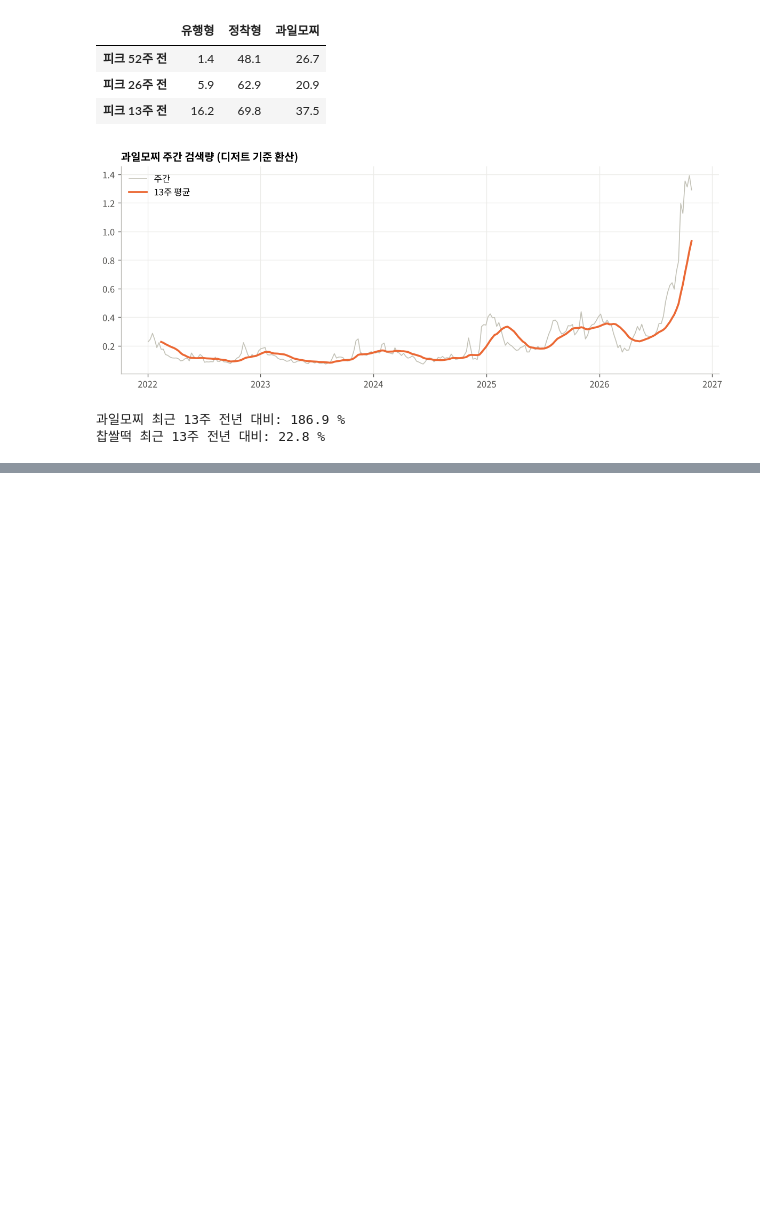
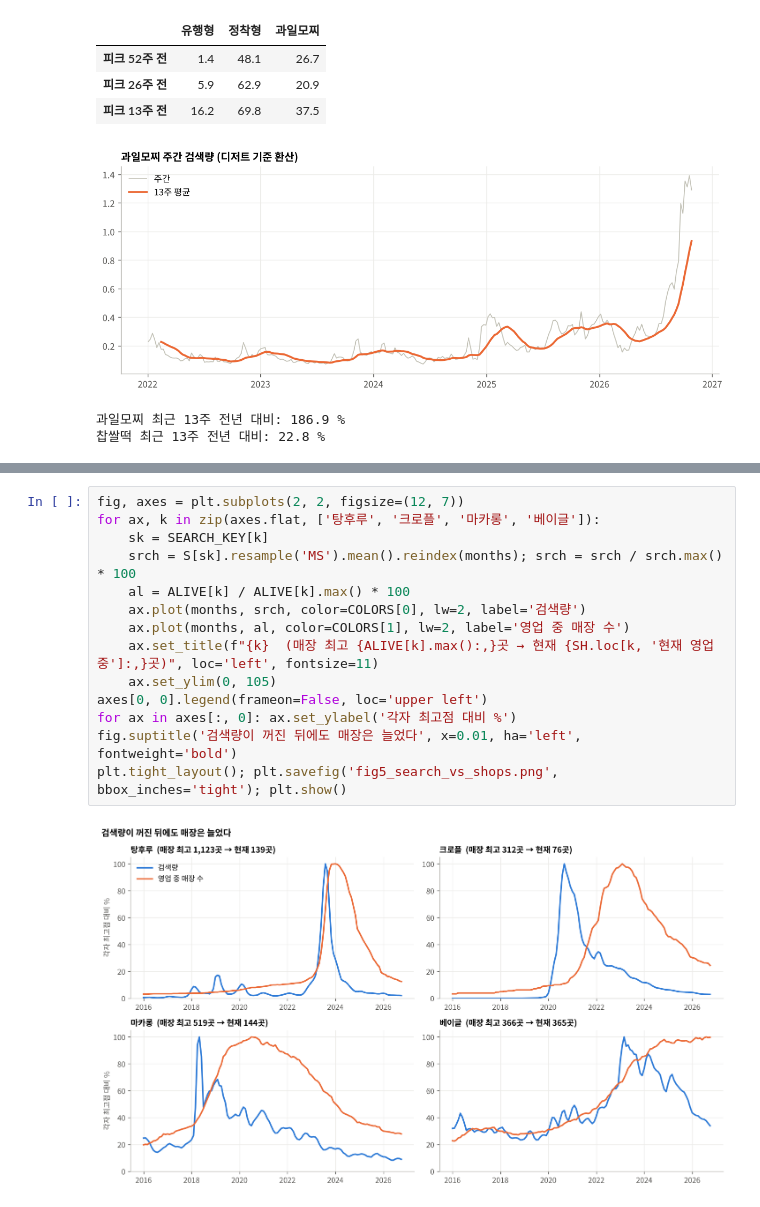
Before and after one commit to hyeran712/dessert-lifecycle, a Jupyter notebook: dessert_lifecycle.ipynb, the cells around one changed output, grey strips where cells are left out. Cells and saved outputs as stored; diff of their text form; blank space fills up the shorter version.

```diff
--- a/dessert_lifecycle.ipynb
+++ b/dessert_lifecycle.ipynb
@@ -229,0 +281,16 @@ print('찹쌀떡 최근 13주 전년 대비:', R.loc['찹쌀떡', '전년대비(
+# %%
+fig, axes = plt.subplots(2, 2, figsize=(12, 7))
+for ax, k in zip(axes.flat, ['탕후루', '크로플', '마카롱', '베이글']):
+    sk = SEARCH_KEY[k]
+    srch = S[sk].resample('MS').mean().reindex(months); srch = srch / srch.max() * 100
+    al = ALIVE[k] / ALIVE[k].max() * 100
+    ax.plot(months, srch, color=COLORS[0], lw=2, label='검색량')
+    ax.plot(months, al, color=COLORS[1], lw=2, label='영업 중 매장 수')
+    ax.set_title(f"{k}  (매장 최고 {ALIVE[k].max():,}곳 → 현재 {SH.loc[k, '현재 영업 중']:,}곳)", loc='left', fontsize=11)
+    ax.set_ylim(0, 105)
+axes[0, 0].legend(frameon=False, loc='upper left')
+for ax in axes[:, 0]: ax.set_ylabel('각자 최고점 대비 %')
+fig.suptitle('검색량이 꺼진 뒤에도 매장은 늘었다', x=0.01, ha='left', fontweight='bold')
+plt.tight_layout(); plt.savefig('fig5_search_vs_shops.png', bbox_inches='tight'); plt.show()
+# %% [output]
+[figure, added]
```
Also changed, not shown: parts of 6 cells of this notebook, 4 other files.
